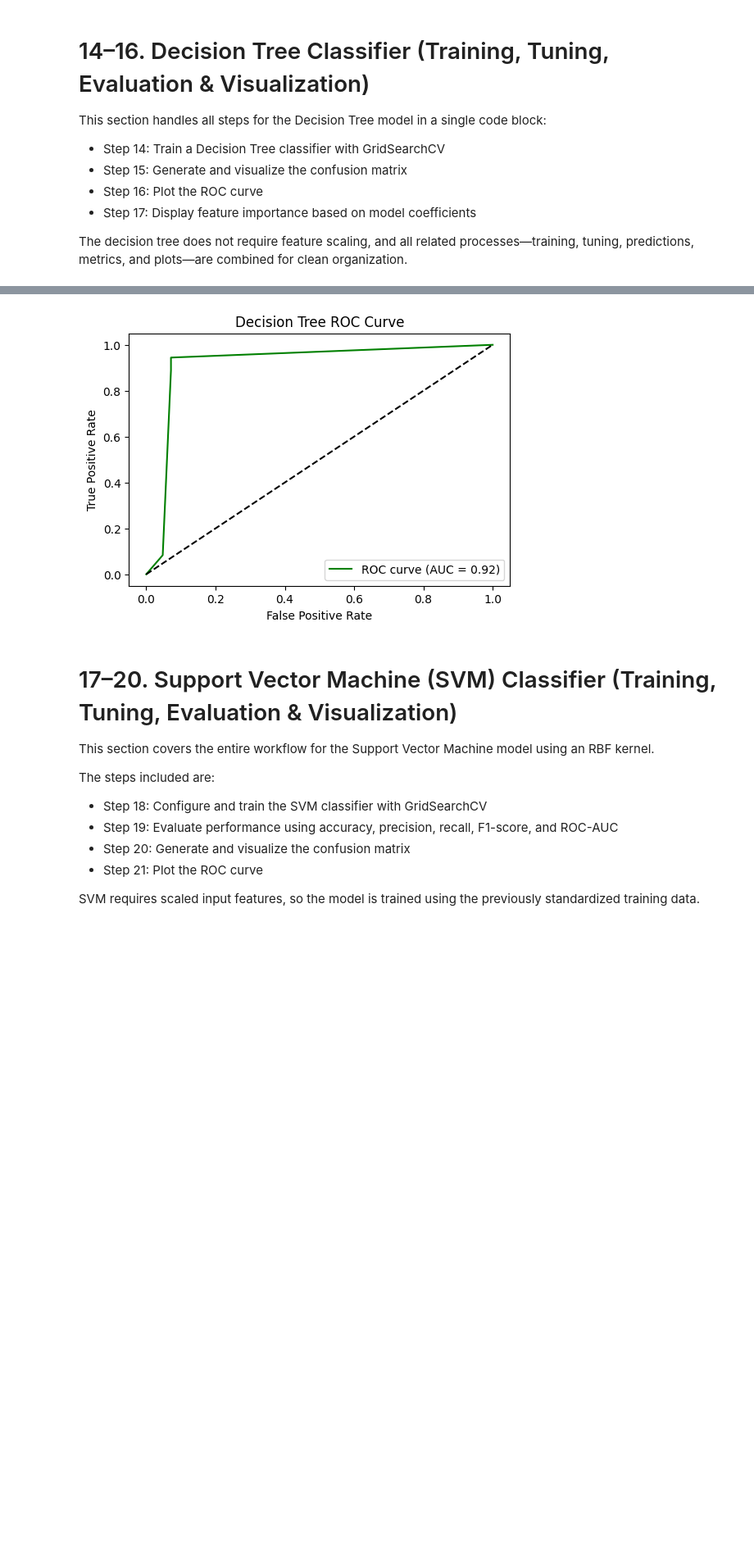
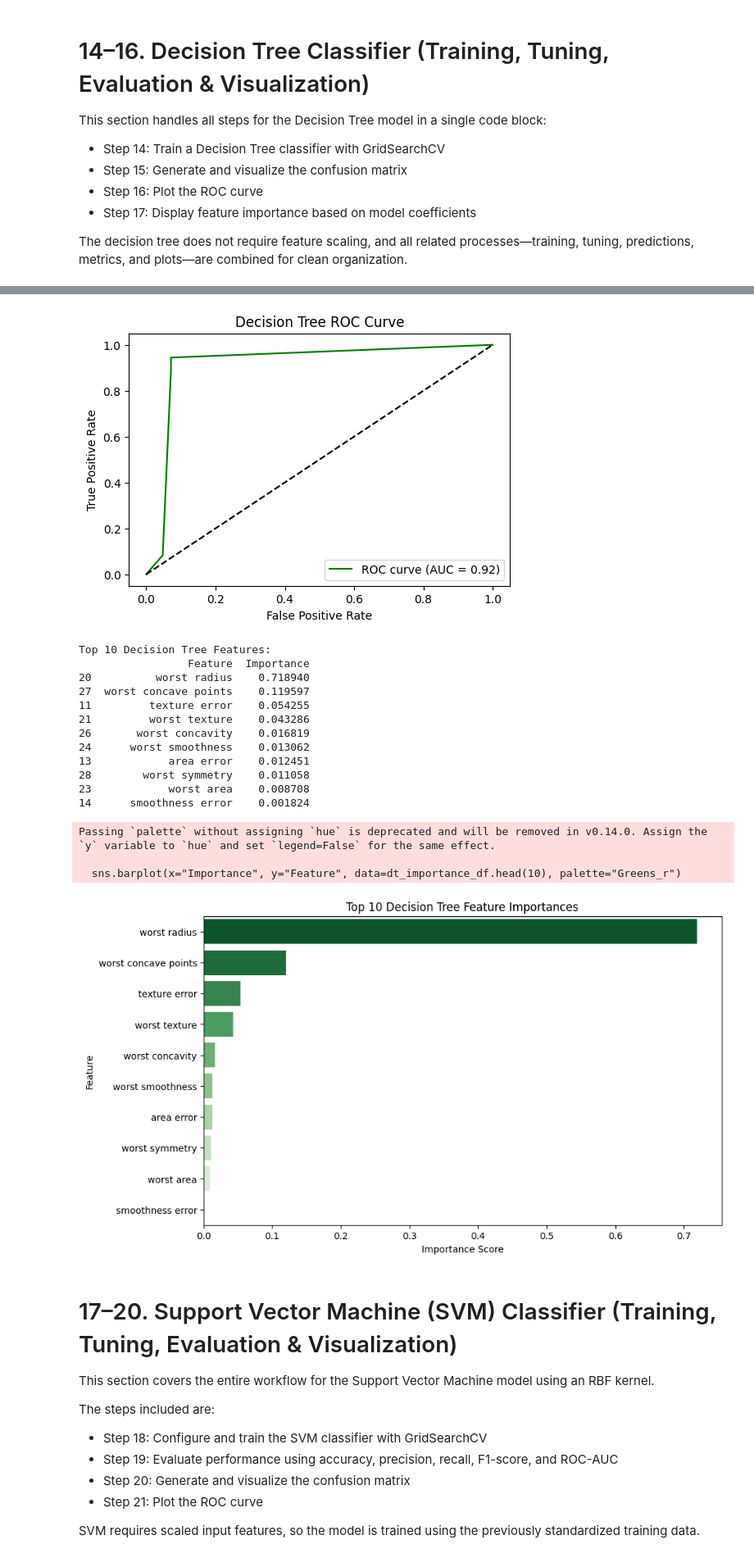
Before and after one commit to Hareem-K/ENSF611_Project, a Jupyter notebook: ENSF611_Project.ipynb, the cells around one changed output, grey strips where cells are left out. Shown: that part at 82% size. Drawn from its saved outputs; the diff is of its cells as text; code cells hidden in the pictures; blank space fills up the shorter version.

```diff
--- a/ENSF611_Project.ipynb
+++ b/ENSF611_Project.ipynb
@@ -240,60 +240,6 @@ This section handles all steps for the Decision Tree model in a single code bloc
 
 The decision tree does not require feature scaling, and all related processes—training, tuning, predictions, metrics, and plots—are combined for clean organization.
 # %%
-# ==============================
-# Step 14: Decision Tree Classifier
-# ==============================
-param_grid_dt = {
-    'max_depth': [3, 5, 7, 10, None],
-    'min_samples_split': [2, 5, 10],
-    'min_samples_leaf': [1, 2, 4],
-    'criterion': ['gini', 'entropy']
-}
-
-dt = DecisionTreeClassifier(random_state=42)
-grid_search_dt = GridSearchCV(dt, param_grid_dt, cv=5, scoring='accuracy', n_jobs=-1)
-grid_search_dt.fit(X_train, y_train)  # Decision tree does not need scaled data
-
-best_dt = grid_search_dt.best_estimator_
-print("Decision Tree Best Hyperparameters:", grid_search_dt.best_params_)
-
-y_pred_dt = best_dt.predict(X_test)
-y_prob_dt = best_dt.predict_proba(X_test)[:, 1]
-
-accuracy_dt = accuracy_score(y_test, y_pred_dt)
-precision_dt = precision_score(y_test, y_pred_dt)
-recall_dt = recall_score(y_test, y_pred_dt)
-f1_dt = f1_score(y_test, y_pred_dt)
-roc_auc_dt = roc_auc_score(y_test, y_prob_dt)
-
-print(f"\nDecision Tree Metrics:")
-print(f"Accuracy: {accuracy_dt:.4f}, Precision: {precision_dt:.4f}, Recall: {recall_dt:.4f}, F1: {f1_dt:.4f}, ROC AUC: {roc_auc_dt:.4f}")
-
-# ==============================
-# Step 15: Decision Tree Confusion Matrix
-# ==============================
-cm_dt = confusion_matrix(y_test, y_pred_dt)
-plt.figure(figsize=(6,4))
-sns.heatmap(cm_dt, annot=True, fmt='d', cmap='Greens',
-            xticklabels=['Malignant','Benign'], yticklabels=['Malignant','Benign'])
-plt.xlabel('Predicted')
-plt.ylabel('Actual')
-plt.title('Decision Tree Confusion Matrix')
-plt.show()
-
-# ==============================
-# Step 16: Decision Tree ROC Curve
-# ==============================
-fpr_dt, tpr_dt, _ = roc_curve(y_test, y_prob_dt)
-plt.figure(figsize=(6,4))
-plt.plot(fpr_dt, tpr_dt, label=f'ROC curve (AUC = {roc_auc_dt:.2f})', color='green')
-plt.plot([0,1],[0,1],'k--')
-plt.xlabel('False Positive Rate')
-plt.ylabel('True Positive Rate')
-plt.title('Decision Tree ROC Curve')
-plt.legend()
-plt.show()
-
 # ==============================
 # Step 14: Decision Tree Classifier
 # ==============================
@@ -353,33 +299,49 @@ plt.show()
 # ==============================
 
 importances = best_dt.feature_importances_
 feature_names = X.columns
 
 dt_importance_df = pd.DataFrame({
     "Feature": feature_names,
     "Importance": importances
 })
 
 dt_importance_df = dt_importance_df.sort_values(by="Importance", ascending=False)
 
 # Print top 10 features
 print("Top 10 Decision Tree Features:")
 print(dt_importance_df.head(10))
 
 # Plot top 10
 plt.figure(figsize=(10, 6))
 sns.barplot(x="Importance", y="Feature", data=dt_importance_df.head(10), palette="Greens_r")
 plt.title("Top 10 Decision Tree Feature Importances")
 plt.xlabel("Importance Score")
 plt.ylabel("Feature")
 plt.show()
 # %% [output]
 Decision Tree Best Hyperparameters: {'criterion': 'gini', 'max_depth': 5, 'min_samples_leaf': 1, 'min_samples_split': 5}
 
 Decision Tree Metrics:
 Accuracy: 0.9211, Precision: 0.9565, Recall: 0.9167, F1: 0.9362, ROC AUC: 0.9163
 [figure]
 [figure]
+Top 10 Decision Tree Features:
+                 Feature  Importance
+20          worst radius    0.718940
+27  worst concave points    0.119597
+11         texture error    0.054255
+21         worst texture    0.043286
+26       worst concavity    0.016819
+24      worst smoothness    0.013062
+13            area error    0.012451
+28        worst symmetry    0.011058
+23            worst area    0.008708
+14      smoothness error    0.001824
+Passing `palette` without assigning `hue` is deprecated and will be removed in v0.14.0. Assign the `y` variable to `hue` and set `legend=False` for the same effect.
+
+  sns.barplot(x="Importance", y="Feature", data=dt_importance_df.head(10), palette="Greens_r")
+[figure, added]
 # %% [markdown]
 # 17–20. Support Vector Machine (SVM) Classifier (Training, Tuning, Evaluation & Visualization)
 
```
